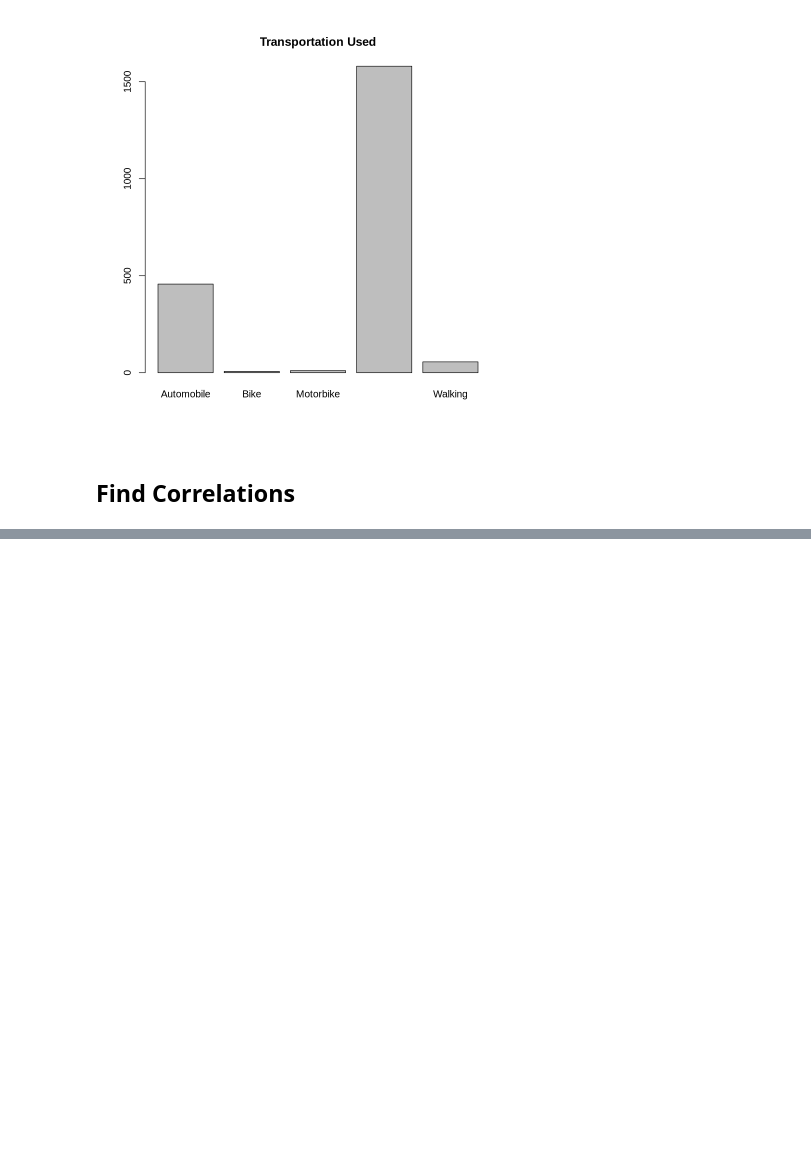
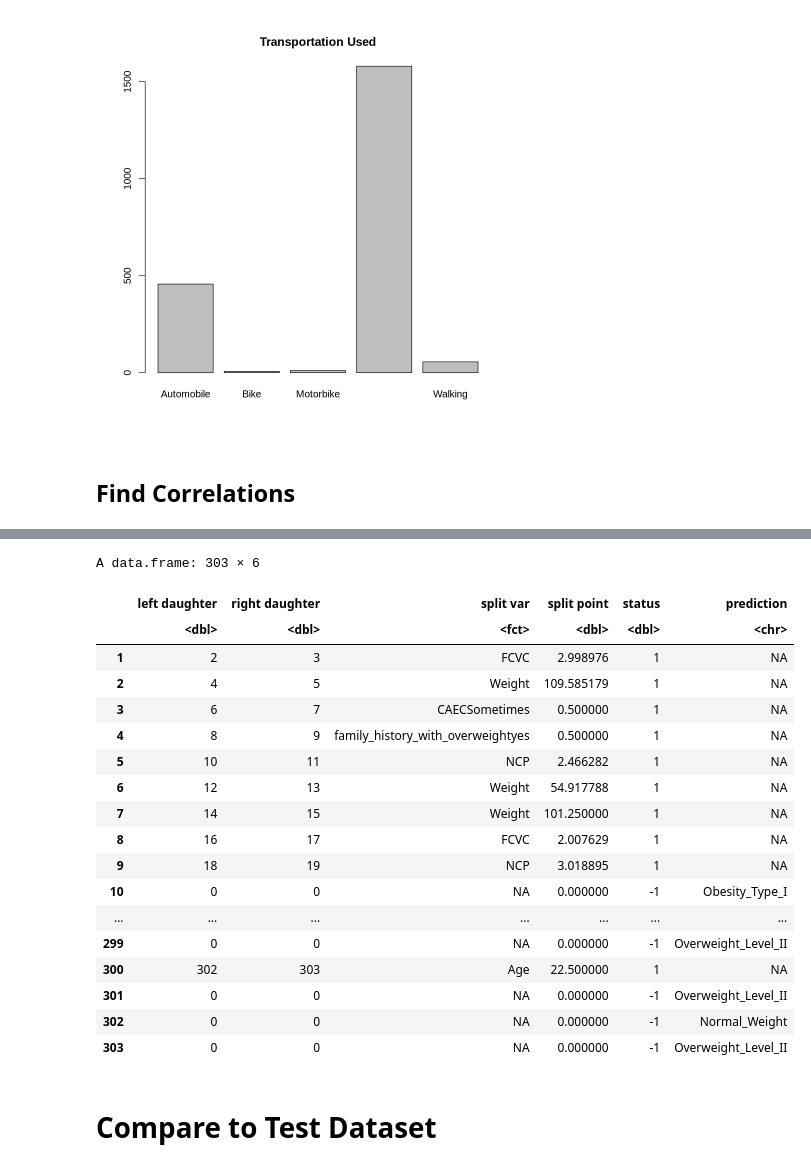
Before and after one commit to BryanEgbert/obesity_classification, a Jupyter notebook: main.ipynb, the cells around one changed output, grey strips where cells are left out. Saved outputs shown, nothing was run; the diff lists cells and outputs as text; code cells hidden in the pictures; blank space fills up the shorter version.

```diff
--- a/main.ipynb
+++ b/main.ipynb
@@ -217,0 +348,24 @@ A cor_df: 8 × 9
+# %%
+getTree(rfModel$finalModel, k=2, labelVar = TRUE)
+# %% [output]
+A data.frame: 303 × 6
+|  | left daughter | right daughter | split var | split point | status | prediction |
+|  | <dbl> | <dbl> | <fct> | <dbl> | <dbl> | <chr> |
+| 1 | 2 | 3 | FCVC | 2.998976 | 1 | NA |
+| 2 | 4 | 5 | Weight | 109.585179 | 1 | NA |
+| 3 | 6 | 7 | CAECSometimes | 0.500000 | 1 | NA |
+| 4 | 8 | 9 | family_history_with_overweightyes | 0.500000 | 1 | NA |
+| 5 | 10 | 11 | NCP | 2.466282 | 1 | NA |
+| 6 | 12 | 13 | Weight | 54.917788 | 1 | NA |
+| 7 | 14 | 15 | Weight | 101.250000 | 1 | NA |
+| 8 | 16 | 17 | FCVC | 2.007629 | 1 | NA |
+| 9 | 18 | 19 | NCP | 3.018895 | 1 | NA |
+| 10 | 0 | 0 | NA | 0.000000 | -1 | Obesity_Type_I |
+| ... | ... | ... | ... | ... | ... | ... |
+| 299 | 0 | 0 | NA | 0.000000 | -1 | Overweight_Level_II |
+| 300 | 302 | 303 | Age | 22.500000 | 1 | NA |
+| 301 | 0 | 0 | NA | 0.000000 | -1 | Overweight_Level_II |
+| 302 | 0 | 0 | NA | 0.000000 | -1 | Normal_Weight |
+| 303 | 0 | 0 | NA | 0.000000 | -1 | Overweight_Level_II |
+# %% [markdown]
+# Compare to Test Dataset
```
Also changed, not shown: parts of 17 cells of this notebook, 2 other files.
